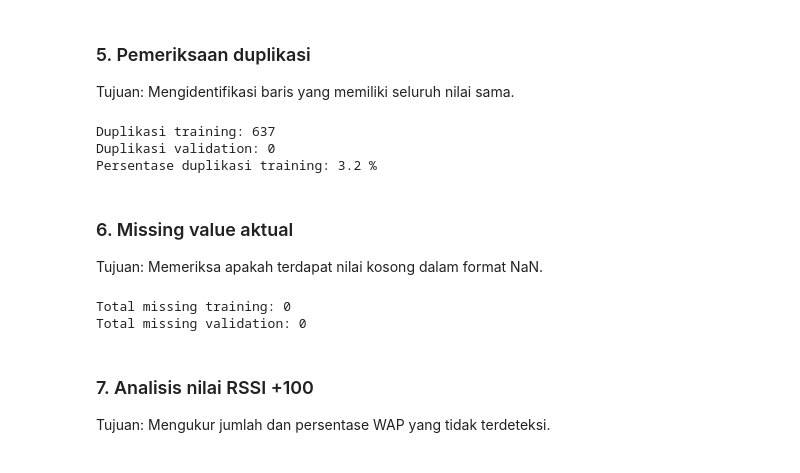
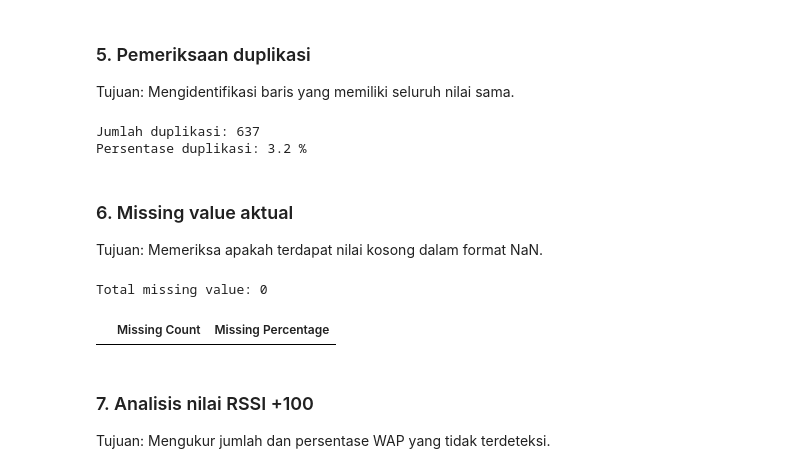
Before and after one commit to Fadhlrahman/TUBES-DEEP-LEARNING, a Jupyter notebook: telco.ipynb, the cells around one changed output. Drawn from its saved outputs; the diff is of its cells as text; code cells hidden in the pictures.

```diff
--- a/telco.ipynb
+++ b/telco.ipynb
@@ -167,43 +185,52 @@ Kolom berbeda: set()
 ### 5. Pemeriksaan duplikasi
 Tujuan: Mengidentifikasi baris yang memiliki seluruh nilai sama.
 # %%
+# Pemeriksaan Duplikasi Training
+
 duplicate_train = df_train.duplicated().sum()
-duplicate_validation = df_validation.duplicated().sum()
 
-print("Duplikasi training:", duplicate_train)
-print("Duplikasi validation:", duplicate_validation)
+duplicate_percentage = (
+    duplicate_train / len(df_train) * 100
+)
+
+print("Jumlah duplikasi:", duplicate_train)
 
 print(
-    "Persentase duplikasi training:",
-    round(duplicate_train / len(df_train) * 100, 2),
+    "Persentase duplikasi:",
+    round(duplicate_percentage, 2),
     "%"
 )
 # %% [output]
-Duplikasi training: 637
-Duplikasi validation: 0
-Persentase duplikasi training: 3.2 %
+Jumlah duplikasi: 637
+Persentase duplikasi: 3.2 %
 # %% [markdown]
 ### 6. Missing value aktual
 Tujuan: Memeriksa apakah terdapat nilai kosong dalam format NaN.
 # %%
+# Missing Value Analysis
+
 missing_train = df_train.isnull().sum()
-missing_validation = df_validation.isnull().sum()
 
 missing_summary = pd.DataFrame({
-    "Missing Training": missing_train,
-    "Missing Validation": missing_validation
+    "Missing Count": missing_train,
+    "Missing Percentage": (
+        missing_train / len(df_train) * 100
+    )
 })
 
 missing_summary = missing_summary[
-    (missing_summary["Missing Training"] > 0) |
-    (missing_summary["Missing Validation"] > 0)
+    missing_summary["Missing Count"] > 0
 ]
 
-print("Total missing training:", missing_train.sum())
-print("Total missing validation:", missing_validation.sum())
+print(
+    "Total missing value:",
+    missing_train.sum()
+)
+
+display(missing_summary)
 # %% [output]
-Total missing training: 0
-Total missing validation: 0
+Total missing value: 0
+|  | Missing Count | Missing Percentage |
 # %% [markdown]
 ### 7. Analisis nilai RSSI +100
 Tujuan: Mengukur jumlah dan persentase WAP yang tidak terdeteksi.
```
Also changed, not shown: parts of 6 cells of this notebook.
